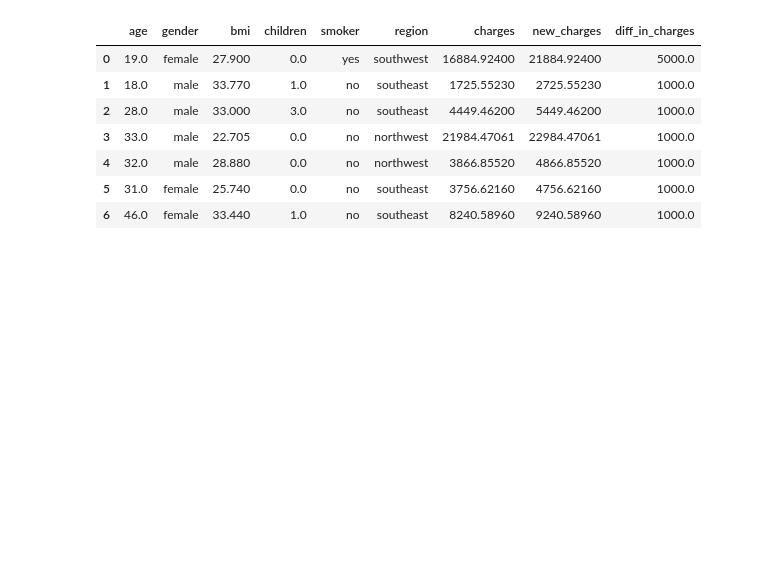
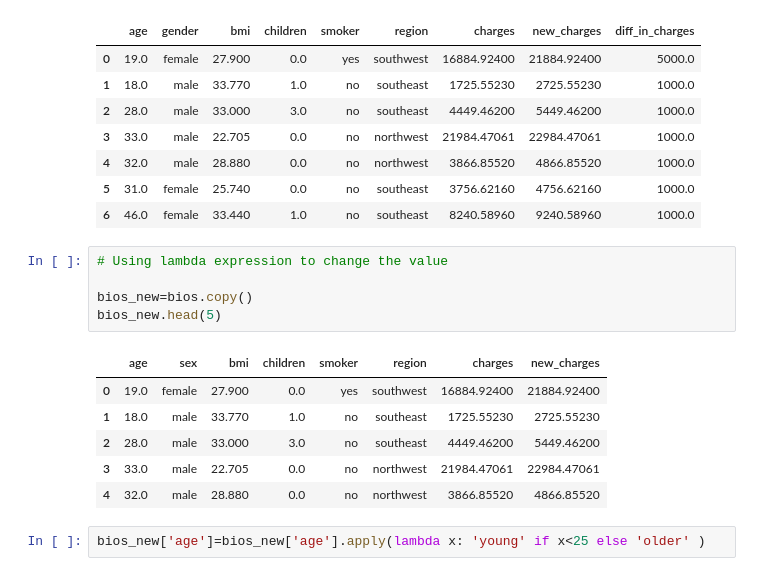
Before and after one commit to nid067/Project_ML, a Jupyter notebook: pandas_tuto.ipynb, the cells around one changed output. Cells and saved outputs as stored; diff of their text form; blank space fills up the shorter version.

```diff
--- a/pandas_tuto.ipynb
+++ b/pandas_tuto.ipynb
@@ -336,3 +336,17 @@ data_backup.head(7)
 | 4 | 32.0 | male | 28.880 | 0.0 | no | northwest | 3866.85520 | 4866.85520 | 1000.0 |
 | 5 | 31.0 | female | 25.740 | 0.0 | no | southeast | 3756.62160 | 4756.62160 | 1000.0 |
 | 6 | 46.0 | female | 33.440 | 1.0 | no | southeast | 8240.58960 | 9240.58960 | 1000.0 |
+# %%
+# Using lambda expression to change the value
+
+bios_new=bios.copy()
+bios_new.head(5)
+# %% [output]
+|  | age | sex | bmi | children | smoker | region | charges | new_charges |
+| 0 | 19.0 | female | 27.900 | 0.0 | yes | southwest | 16884.92400 | 21884.92400 |
+| 1 | 18.0 | male | 33.770 | 1.0 | no | southeast | 1725.55230 | 2725.55230 |
+| 2 | 28.0 | male | 33.000 | 3.0 | no | southeast | 4449.46200 | 5449.46200 |
+| 3 | 33.0 | male | 22.705 | 0.0 | no | northwest | 21984.47061 | 22984.47061 |
+| 4 | 32.0 | male | 28.880 | 0.0 | no | northwest | 3866.85520 | 4866.85520 |
+# %%
+bios_new['age']=bios_new['age'].apply(lambda x: 'young' if x<25 else 'older' )
```
Also changed, not shown: parts of 8 cells of this notebook.
